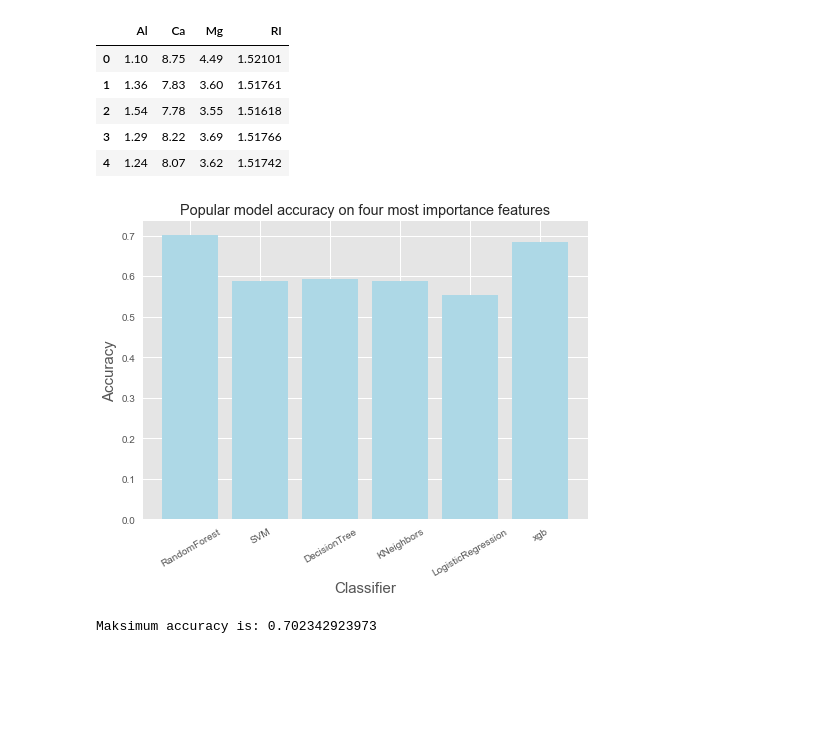
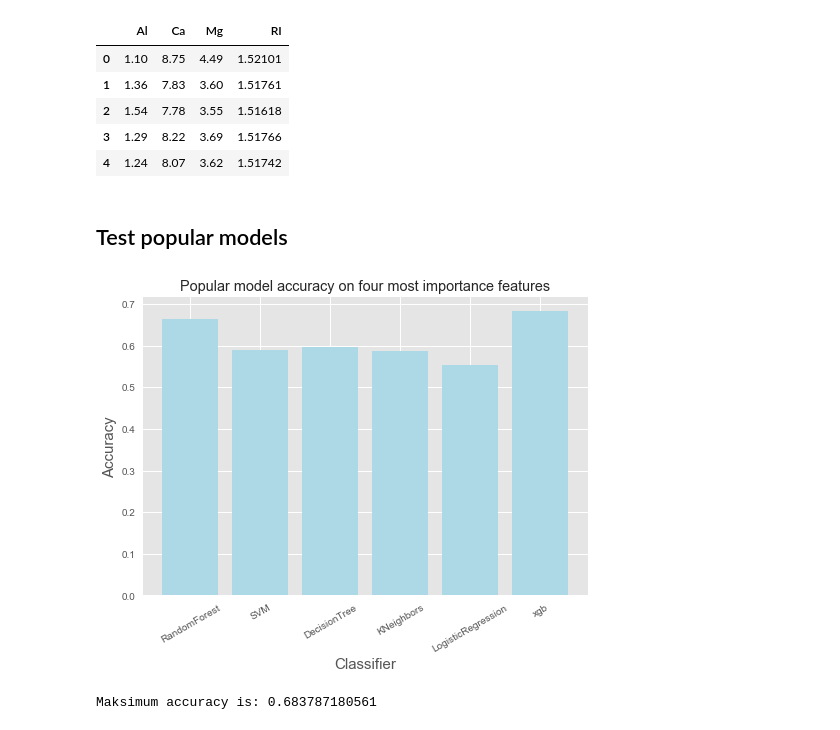
Before and after one commit to danielponikowski/Python, a Jupyter notebook: GlassDataset.ipynb, the cells around one changed output. Drawn from its saved outputs; the diff is of its cells as text; code cells hidden in the pictures; blank space fills up the shorter version.

Commit message:
Change accuracy calculation

```diff
--- a/GlassDataset.ipynb
+++ b/GlassDataset.ipynb
@@ -98 +80,15 @@ score_xgb = cross_val_score(estimator=xgb,cv=7,X=glass,y=target)
+# %%
+def n_times_accuracy(classifier,n,dataset,target): #I will use this function in
+    score=[]
+    for i in np.arange(n):
+        est = classifier() #It will working on all sklearn
+        score.append(np.mean(cross_val_score(estimator=est,cv=7,X=dataset,y=target)))
+    return(np.mean(score))
+
+score_rf = n_times_accuracy(RandomForestClassifier,30,glass,target)
+score_svm = n_times_accuracy(SVC,30,glass,target)
+score_tree = n_times_accuracy(DecisionTreeClassifier,30,glass,target)
+score_kneighboor = n_times_accuracy(KNeighborsClassifier,30,glass,target)
+score_log_reg = n_times_accuracy(LogisticRegression,30,glass,target)
+score_xgb = n_times_accuracy(XGBClassifier,30,glass,target)
 # %%
@@ -243,17 +210,25 @@ score_xgb_IF=cross_val_score(estimator=xgb_IF,cv=7,X=glass_important_feature,y=t
+# %% [markdown]
+## Test popular models
+# %%
+score_rf_IF = n_times_accuracy(RandomForestClassifier,30,glass_important_feature,target)
+score_svm_IF = n_times_accuracy(SVC,30,glass_important_feature,target)
+score_tree_IF = n_times_accuracy(DecisionTreeClassifier,30,glass_important_feature,target)
+score_kneighboor_IF = n_times_accuracy(KNeighborsClassifier,30,glass_important_feature,target)
+score_log_reg_IF = n_times_accuracy(LogisticRegression,30,glass_important_feature,target)
+score_xgb_IF = n_times_accuracy(XGBClassifier,30,glass_important_feature,target)
 # %%
-scores_IF = [np.mean(score_rf_IF),np.mean(score_svm_IF),np.mean(score_tree_IF),np.mean(score_neighboor_IF),
-            np.mean(score_log_reg_IF),np.mean(score_xgb_IF)]
+scores_IF = [score_rf_IF,score_svm_IF,score_tree_IF,score_kneighboor_IF,score_log_reg_IF,score_xgb_IF]
 label = ["RandomForest","SVM","DecisionTree","KNeighbors","LogisticRegression","xgb"]
 index = np.arange(len(scores_IF))
 
 plt.style.use("ggplot")
 plt.bar(index, scores_IF, color = "lightblue")
 plt.xlabel('Classifier', fontsize=15)
 plt.ylabel('Accuracy', fontsize=15)
 plt.xticks(index,label, rotation = 30)
 plt.title("Popular model accuracy on four most importance features")
 plt.show()
 print("Maksimum accuracy is: " + str(max(scores_IF)))
 # %% [output]
-[figure, old version]
+[figure, new version]
-Maksimum accuracy is: 0.702342923973
+Maksimum accuracy is: 0.683787180561
```
Also changed, not shown: parts of 24 cells of this notebook, 1 other file.
